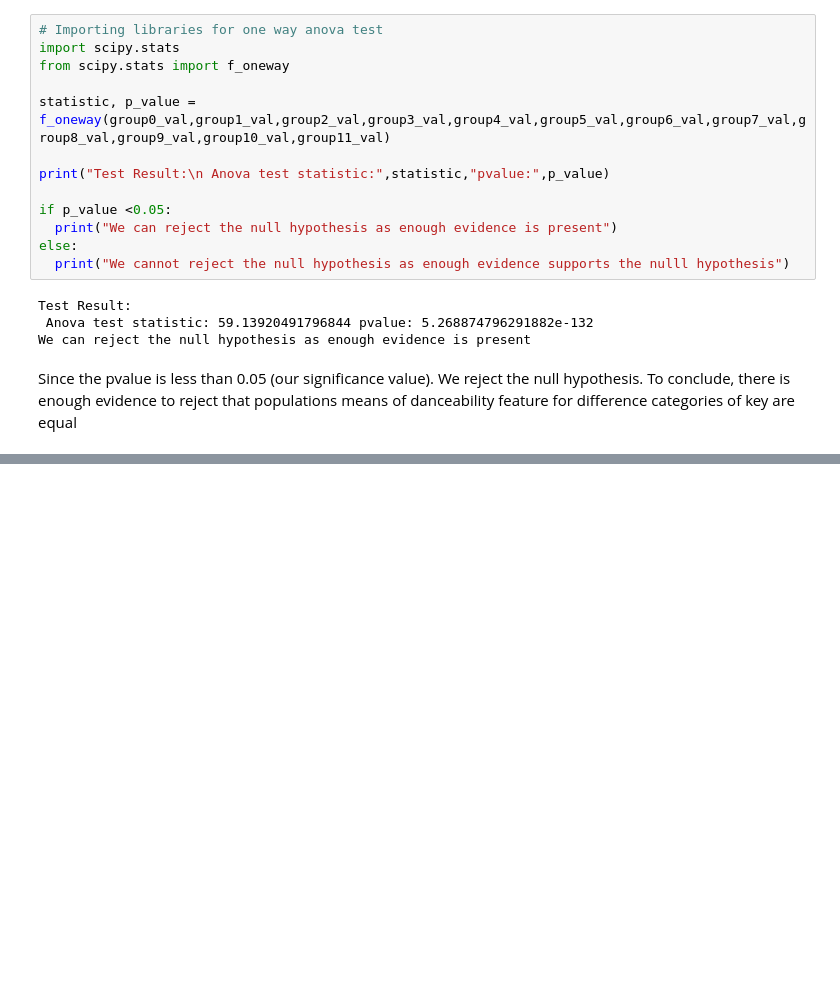
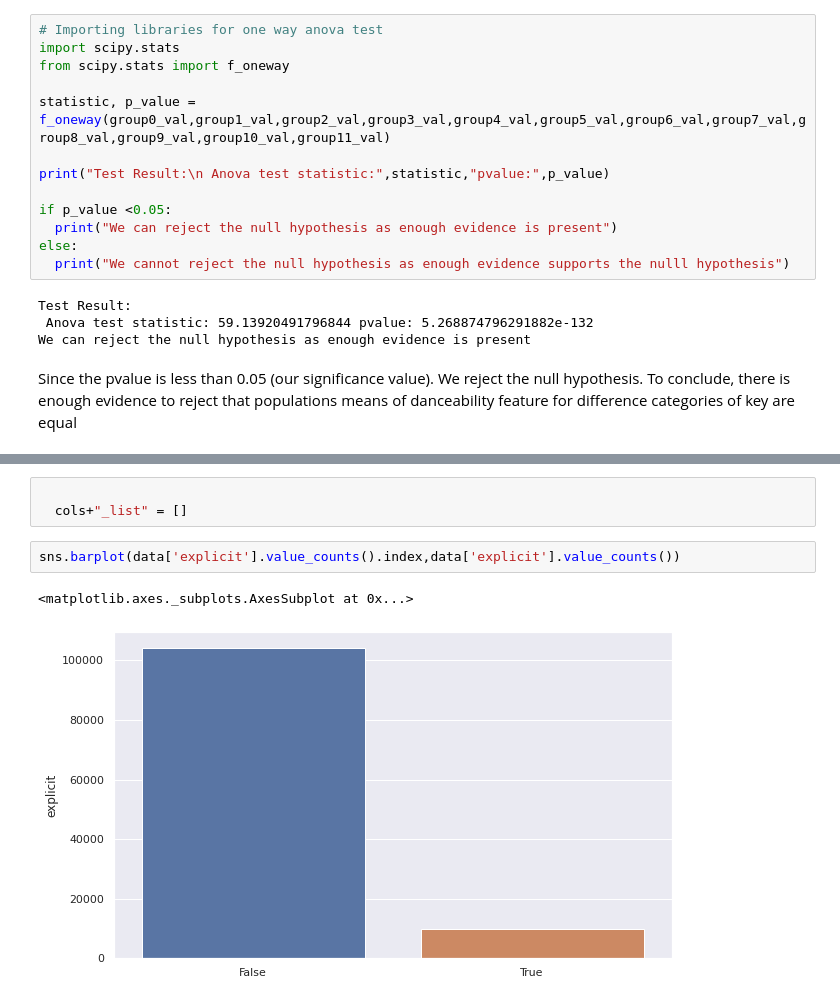
Before and after one commit to abhi-11nav/Spotify-data-Analysis, a Jupyter notebook: Spotify_Music_Analysis.ipynb, the cells around one changed output, grey strips where cells are left out. Drawn from its saved outputs; the diff is of its cells as text; blank space fills up the shorter version.

```diff
--- a/Spotify_Music_Analysis.ipynb
+++ b/Spotify_Music_Analysis.ipynb
@@ -619,0 +646,8 @@ T-test
+# %%
+
+  cols+"_list" = []
+# %%
+sns.barplot(data['explicit'].value_counts().index,data['explicit'].value_counts())
+# %% [output]
+<matplotlib.axes._subplots.AxesSubplot at 0x...>
+[figure, added]
```
Also changed, not shown: parts of 14 cells of this notebook.
